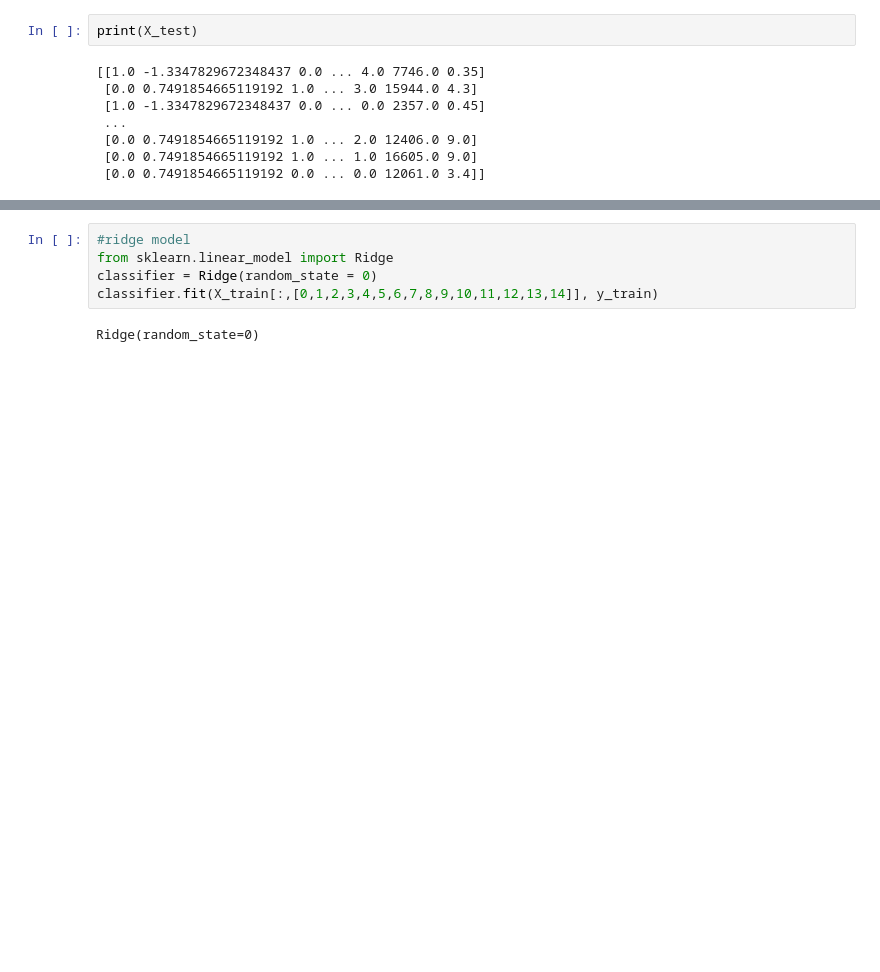
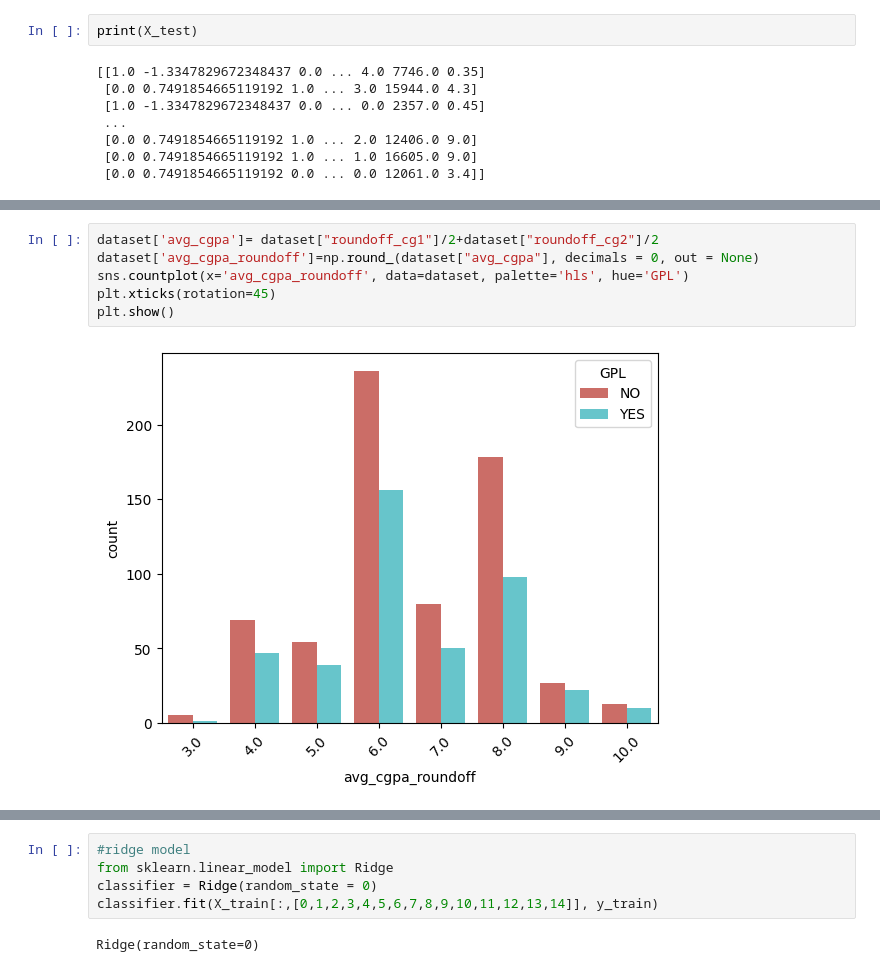
Before and after one commit to JaiVR/suttmltask_1, a Jupyter notebook: sutt_task1.ipynb, the cells around one changed output, grey strips where cells are left out. Cells and saved outputs as stored; diff of their text form; blank space fills up the shorter version.

```diff
--- a/sutt_task1.ipynb
+++ b/sutt_task1.ipynb
@@ -229,0 +246,8 @@ plt.show()
+# %%
+dataset['avg_cgpa']= dataset["roundoff_cg1"]/2+dataset["roundoff_cg2"]/2
+dataset['avg_cgpa_roundoff']=np.round_(dataset["avg_cgpa"], decimals = 0, out = None)
+sns.countplot(x='avg_cgpa_roundoff', data=dataset, palette='hls', hue='GPL')
+plt.xticks(rotation=45)
+plt.show()
+# %% [output]
+[figure, added]
```
Also changed, not shown: parts of 16 cells of this notebook.
